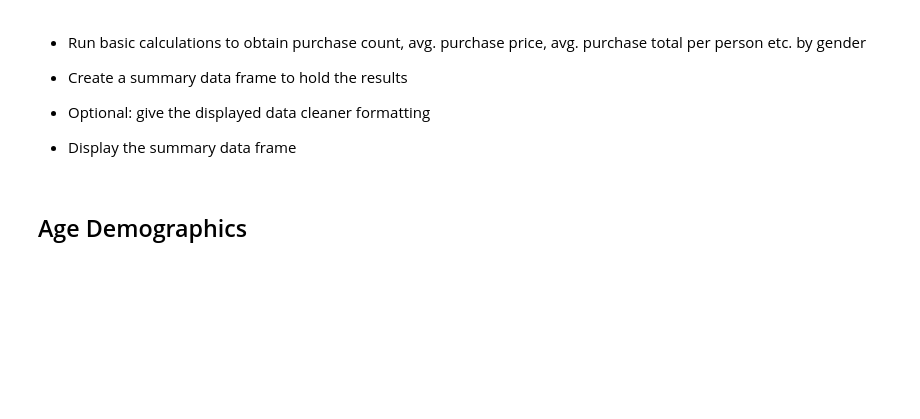
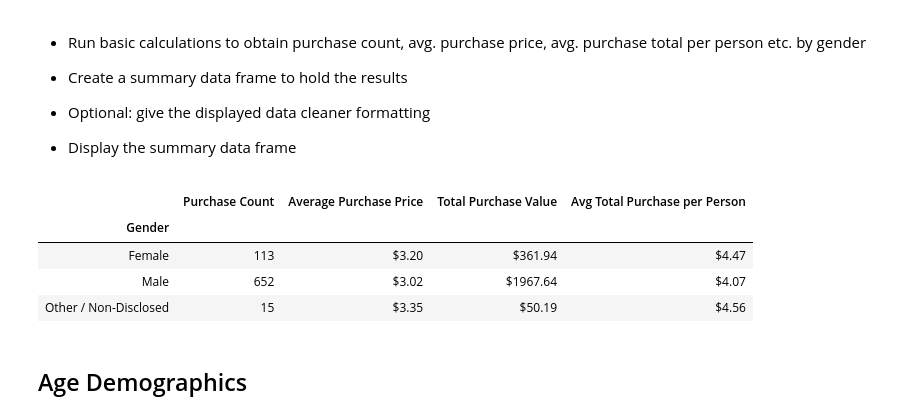
Before and after one commit to heathertzou96/pandas-challenge, a Jupyter notebook: HeroesOfPymoli/HeroesOfPymoli_starter.ipynb, the cells around one changed output. Saved outputs shown, nothing was run; the diff lists cells and outputs as text; code cells hidden in the pictures; blank space fills up the shorter version.

```diff
--- a/HeroesOfPymoli/HeroesOfPymoli_starter.ipynb
+++ b/HeroesOfPymoli/HeroesOfPymoli_starter.ipynb
@@ -132,8 +130,44 @@ gender_summary
 
 
 * Display the summary data frame
-# %%
-grouped_gender = purchase_data.groupby(["Gender"])
+# %%
+#grouped_gender = purchase_data.groupby(["Gender"])
+
+purchase_count = grouped_gender["Item ID"].count()
+purchase_count
+
+#purchase_price = grouped_gender["Price"].value_counts()
+#purchase_price
+total_purchase_price = grouped_gender["Price"].sum()
+total_purchase_price
+avg_purchase_price = total_purchase_price / purchase_count
+avg_purchase_price
+
+total_purchase_value = purchase_count * avg_purchase_price
+total_purchase_value
+
+avg_total_purchase = total_purchase_value / gender_count
+avg_total_purchase
+
+gender_purchase_summary = pd.DataFrame(
+    {"Purchase Count": purchase_count,
+     "Average Purchase Price": avg_purchase_price,
+     "Total Purchase Value": total_purchase_value,
+     "Avg Total Purchase per Person": avg_total_purchase
+    }
+)
+
+gender_purchase_summary["Average Purchase Price"] = gender_purchase_summary["Average Purchase Price"].map("${:.2f}".format)
+gender_purchase_summary["Total Purchase Value"] = gender_purchase_summary["Total Purchase Value"].map("${:.2f}".format)
+gender_purchase_summary["Avg Total Purchase per Person"] = gender_purchase_summary["Avg Total Purchase per Person"].map("${:.2f}".format)
+
+gender_purchase_summary
+# %% [output]
+|  | Purchase Count | Average Purchase Price | Total Purchase Value | Avg Total Purchase per Person |
+| Gender |  |  |  |  |
+| Female | 113 | $3.20 | $361.94 | $4.47 |
+| Male | 652 | $3.02 | $1967.64 | $4.07 |
+| Other / Non-Disclosed | 15 | $3.35 | $50.19 | $4.56 |
 # %% [markdown]
 ## Age Demographics
 # %% [markdown]
```
Also changed, not shown: parts of 7 cells of this notebook.
